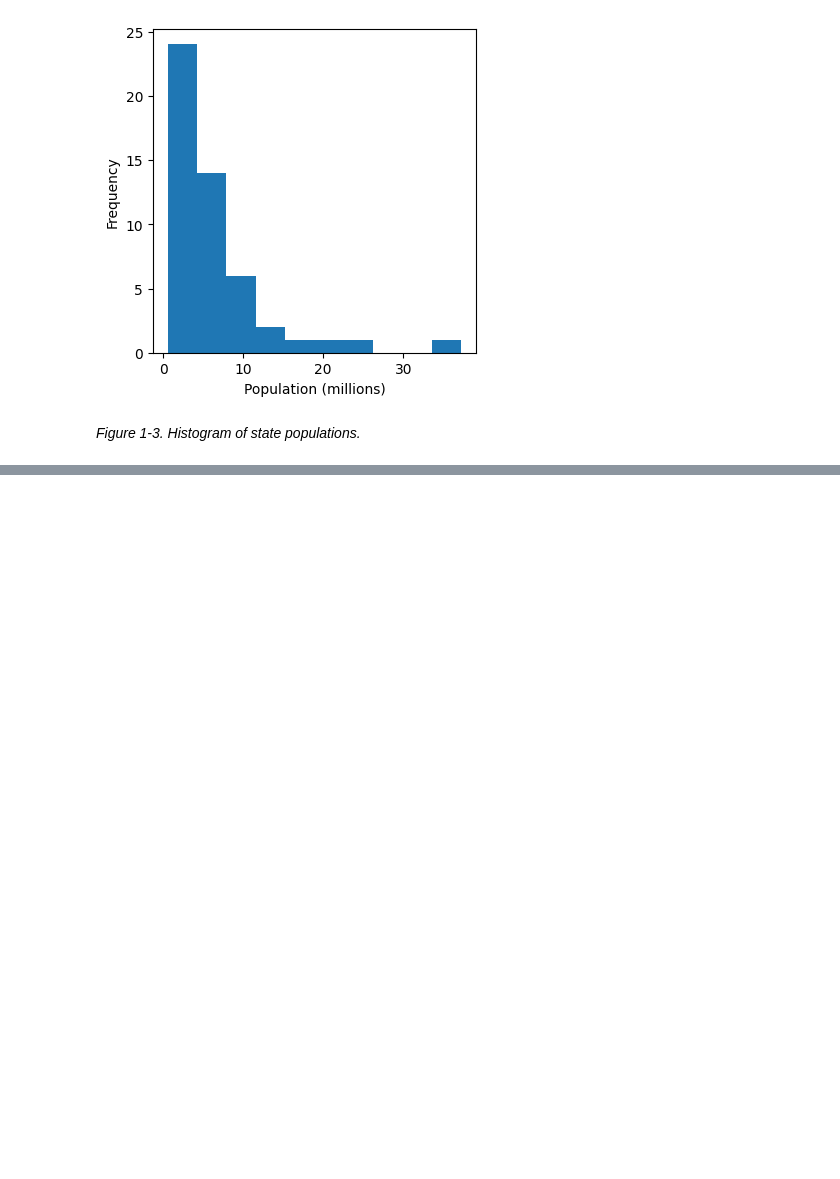
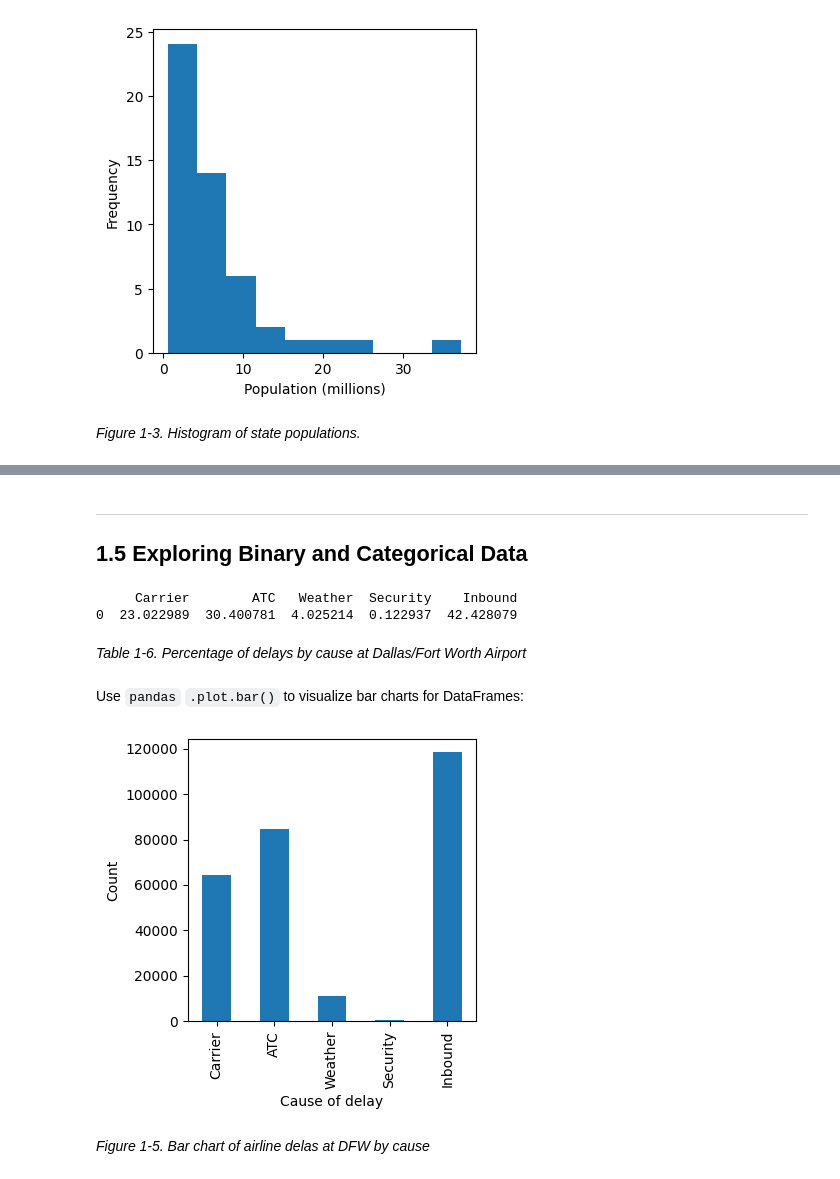
Before and after one commit to felipesebben/practical_statistics, a Jupyter notebook: 1_Exploratory_Data_Analysis.ipynb, the cells around one changed output, grey strips where cells are left out. Saved outputs shown, nothing was run; the diff lists cells and outputs as text; code cells hidden in the pictures; blank space fills up the shorter version.

```diff
--- a/1_Exploratory_Data_Analysis.ipynb
+++ b/1_Exploratory_Data_Analysis.ipynb
@@ -277,0 +306,25 @@ plt.show()
+# %% [markdown]
+<hr>
+<h2>1.5 Exploring Binary and Categorical Data</h2>
+# %%
+# Table 1-6
+df_airport_delays = pd.read_csv(AIRPORT_DELAYS_CSV)
+print(100 * df_airport_delays / df_airport_delays.values.sum())
+# %% [output]
+     Carrier        ATC   Weather  Security    Inbound
+0  23.022989  30.400781  4.025214  0.122937  42.428079
+# %% [markdown]
+<p><i>Table 1-6. Percentage of delays by cause at Dallas/Fort Worth Airport</i></p>
+# %% [markdown]
+<p>Use <code>pandas</code> <code>.plot.bar()</code> to visualize bar charts for DataFrames:</p>
+# %%
+ax = df_airport_delays.transpose().plot.bar(figsize=(4, 4), legend=False)
+ax.set_xlabel('Cause of delay')
+ax.set_ylabel('Count')
+
+plt.tight_layout()
+plt.show()
+# %% [output]
+[figure, added]
+# %% [markdown]
+<p><i>Figure 1-5. Bar chart of airline delas at DFW by cause</i></p>
```
Also changed, not shown: parts of 20 cells of this notebook.
